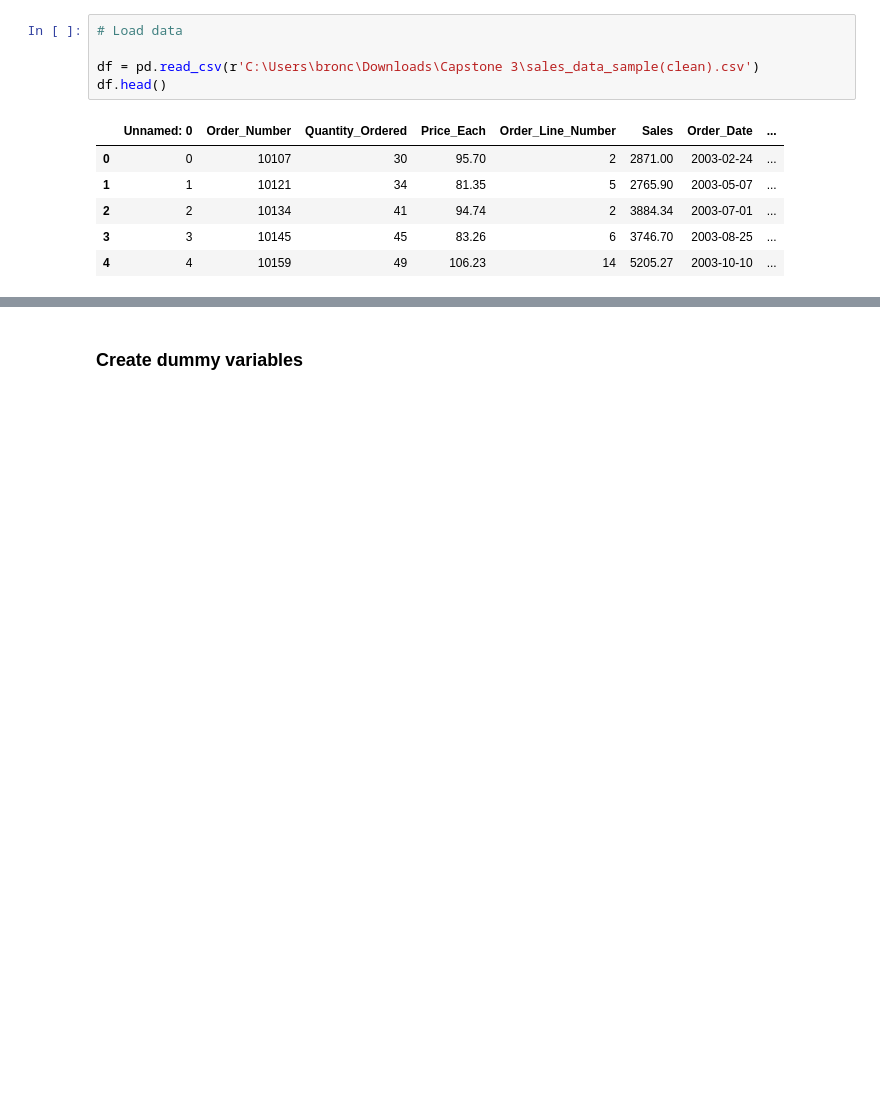
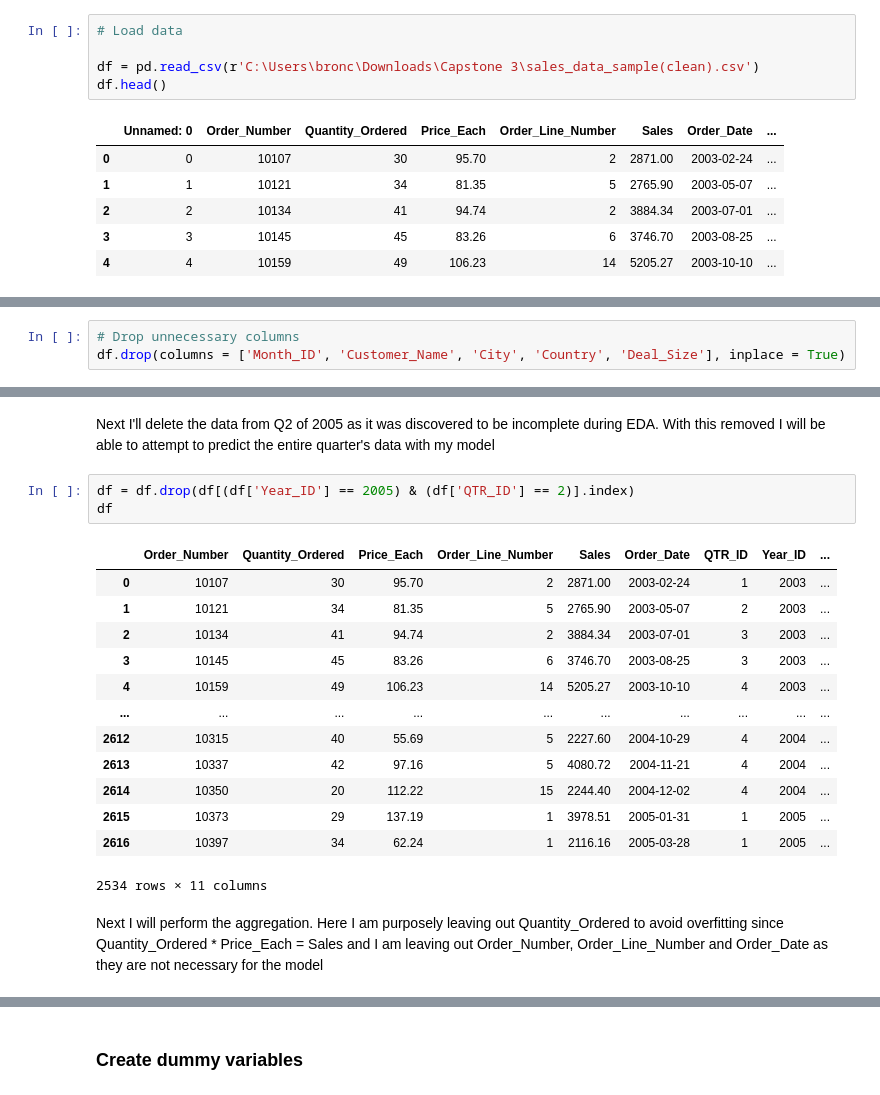
Before and after one commit to Roman-Quijano/Capstone_3, a Jupyter notebook: Pre-Processing and Training Data Development.ipynb, the cells around one changed output, grey strips where cells are left out. Drawn from its saved outputs; the diff is of its cells as text; blank space fills up the shorter version.

```diff
--- a/Pre-Processing and Training Data Development.ipynb
+++ b/Pre-Processing and Training Data Development.ipynb
@@ -33,0 +38,3 @@ df.head()
+# %%
+# Drop unnecessary columns
+df.drop(columns = ['Month_ID', 'Customer_Name', 'City', 'Country', 'Deal_Size'], inplace = True)
@@ -33,0 +51,21 @@ df.head()
+# %% [markdown]
+Next I'll delete the data from Q2 of 2005 as it was discovered to be incomplete during EDA. With this removed I will be able to attempt to predict the entire quarter's data with my model
+# %%
+df = df.drop(df[(df['Year_ID'] == 2005) & (df['QTR_ID'] == 2)].index)
+df
+# %% [output]
+|  | Order_Number | Quantity_Ordered | Price_Each | Order_Line_Number | Sales | Order_Date | QTR_ID | Year_ID | ... |
+| 0 | 10107 | 30 | 95.70 | 2 | 2871.00 | 2003-02-24 | 1 | 2003 | ... |
+| 1 | 10121 | 34 | 81.35 | 5 | 2765.90 | 2003-05-07 | 2 | 2003 | ... |
+| 2 | 10134 | 41 | 94.74 | 2 | 3884.34 | 2003-07-01 | 3 | 2003 | ... |
+| 3 | 10145 | 45 | 83.26 | 6 | 3746.70 | 2003-08-25 | 3 | 2003 | ... |
+| 4 | 10159 | 49 | 106.23 | 14 | 5205.27 | 2003-10-10 | 4 | 2003 | ... |
+| ... | ... | ... | ... | ... | ... | ... | ... | ... | ... |
+| 2612 | 10315 | 40 | 55.69 | 5 | 2227.60 | 2004-10-29 | 4 | 2004 | ... |
+| 2613 | 10337 | 42 | 97.16 | 5 | 4080.72 | 2004-11-21 | 4 | 2004 | ... |
+| 2614 | 10350 | 20 | 112.22 | 15 | 2244.40 | 2004-12-02 | 4 | 2004 | ... |
+| 2615 | 10373 | 29 | 137.19 | 1 | 3978.51 | 2005-01-31 | 1 | 2005 | ... |
+| 2616 | 10397 | 34 | 62.24 | 1 | 2116.16 | 2005-03-28 | 1 | 2005 | ... |
+2534 rows × 11 columns
+# %% [markdown]
+Next I will perform the aggregation. Here I am purposely leaving out Quantity_Ordered to avoid overfitting since Quantity_Ordered * Price_Each = Sales and I am leaving out Order_Number, Order_Line_Number and Order_Date as they are not necessary for the model
```
Also changed, not shown: parts of 89 cells of this notebook.
